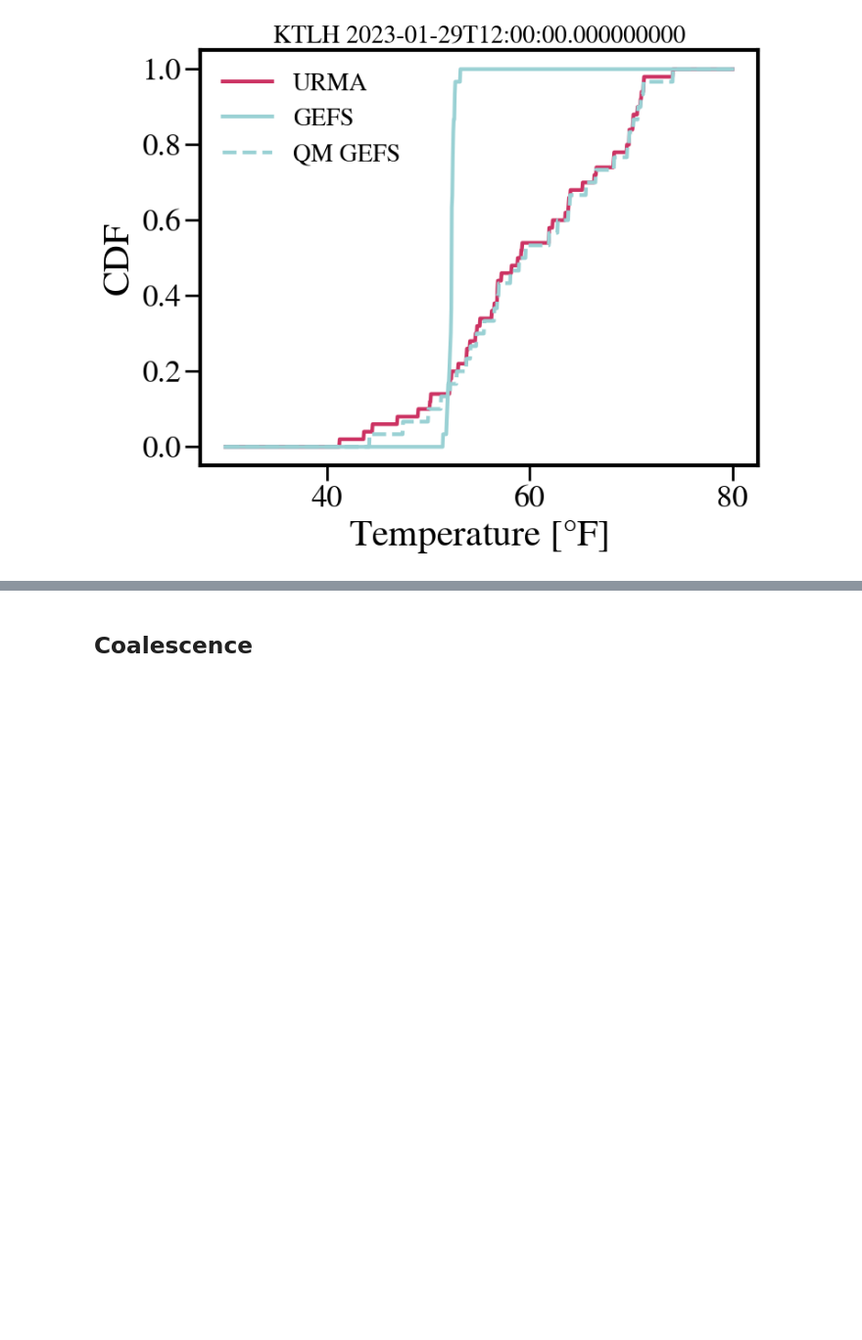
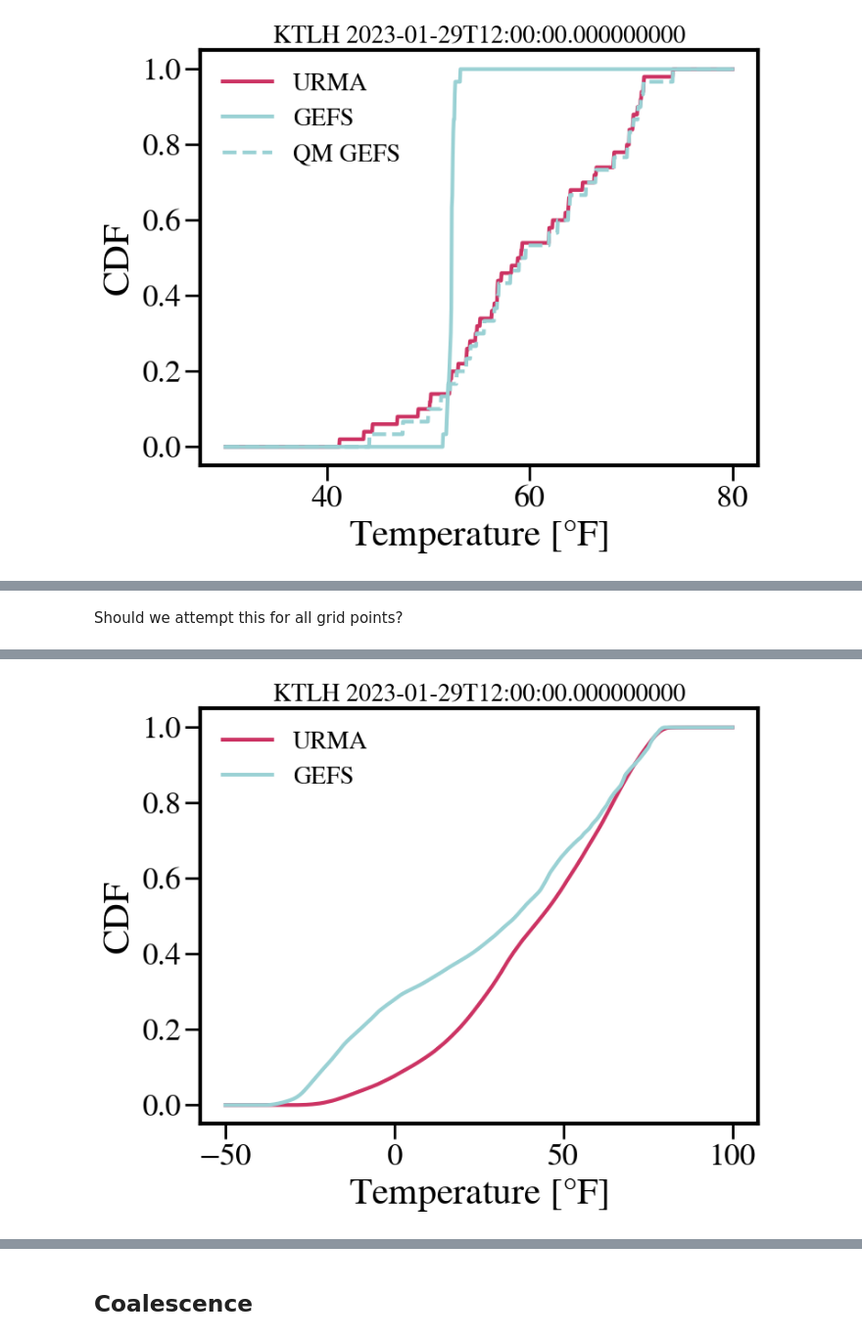
Before and after one commit to SidneyLower-NOAA/SMD_Notebooks, a Jupyter notebook: statistical_surveyor_of_sorts.ipynb, the cells around one changed output, grey strips where cells are left out. Shown at 98% size. Cells and saved outputs as stored; diff of their text form; code cells hidden in the pictures; blank space fills up the shorter version.

Commit message:
fixed typos and included a bailed attempt at full grid calc

```diff
--- a/statistical_surveyor_of_sorts.ipynb
+++ b/statistical_surveyor_of_sorts.ipynb
@@ -624,0 +629,23 @@ Text(0.5, 1.0, 'KTLH 2023-01-29T12:00:00.000000000')
+# %% [markdown]
+Should we attempt this for all grid points?
+# %%
+urma_temps = np.ravel(urma_data.TMP.data.compute()) * units(urma_data.TMP.units)
+# %%
+urma_cdf=ECDF(urma_temps.to(units.fahrenheit))
+# %%
+urma_grid = urma_data.grib2io.griddef()
+gefs_to_urma = gefs_data.TMP.grib2io.interp('bilinear', urma_grid)
+gefs_temps = np.ravel(gefs_to_urma.data.compute()) * units(gefs_data.TMP.units)
+# %%
+gefs_cdf = ECDF(gefs_temps.to(units.fahrenheit))
+# %%
+x=np.linspace(-50,100,1000)
+
+plt.plot(x, urma_cdf(x), color='#CC3363', lw=3,label='URMA')
+plt.plot(x, gefs_cdf(x), color='#9AD1D4', lw=3,label='GEFS')
+#plt.plot(x, corrected_gefs_cdf(x),color='#9AD1D4',ls='--', lw=3,label='QM GEFS' )
+plt.xlabel('Temperature [$\degree$F]')
+plt.ylabel('CDF')
+plt.legend(frameon=False)
+plt.title(f'KTLH {gefs_data.refDate.data}', fontsize=20)
+# %% [output]
@@ -624,0 +653 @@ Text(0.5, 1.0, 'KTLH 2023-01-29T12:00:00.000000000')
+[figure, added]
```
Also changed, not shown: parts of 8 cells of this notebook.
